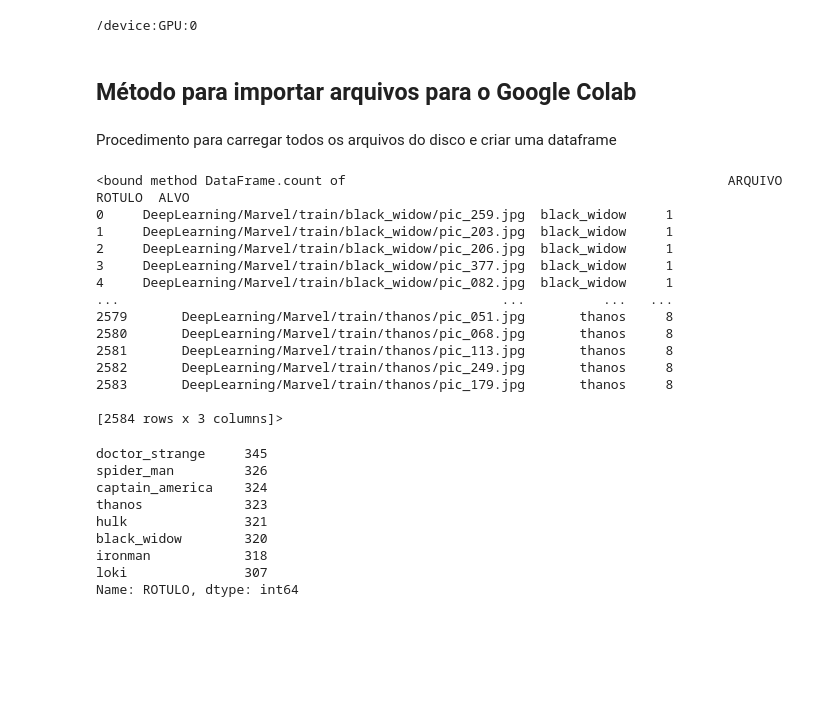
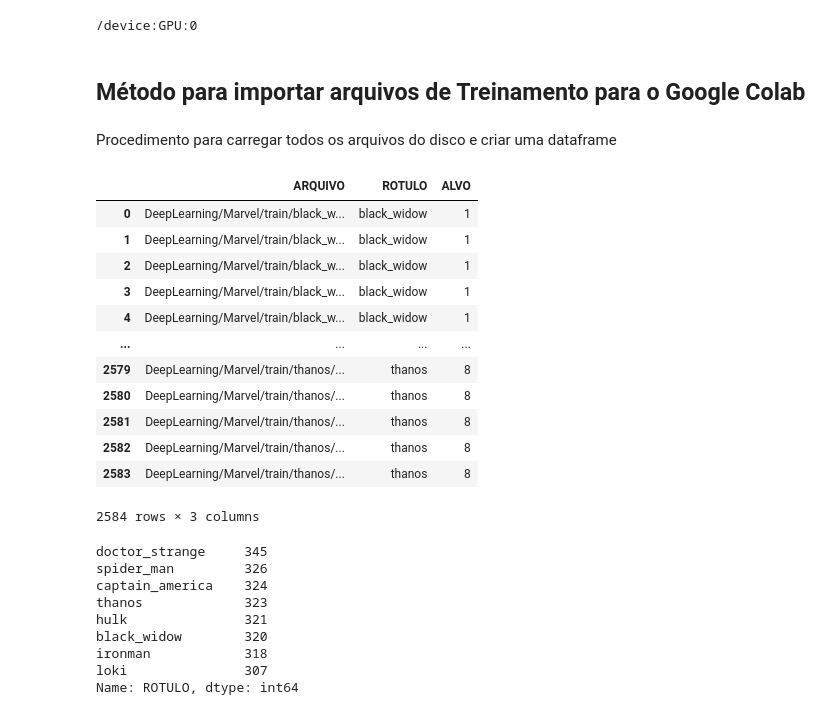
Before and after one commit to johncastillodc/DeepLearning, a Jupyter notebook: CNN_Marvel.ipynb, the cells around one changed output. Saved outputs shown, nothing was run; the diff lists cells and outputs as text; code cells hidden in the pictures; blank space fills up the shorter version.

```diff
--- a/CNN_Marvel.ipynb
+++ b/CNN_Marvel.ipynb
@@ -82,7 +76,7 @@ print(device_name)
 # %% [output]
 /device:GPU:0
 # %% [markdown]
-## Método para importar arquivos para o Google Colab
+## Método para importar arquivos de Treinamento para o Google Colab
 # %% [markdown]
 Procedimento para carregar todos os arquivos do disco e criar uma dataframe
 # %%
@@ -161,22 +155,21 @@ def carrega_dataframe():
 # %%
 dados = carrega_dataframe()
 # %%
-dados.count
+dados
 # %% [output]
+|  | ARQUIVO | ROTULO | ALVO |
+| 0 | DeepLearning/Marvel/train/black_w... | black_widow | 1 |
+| 1 | DeepLearning/Marvel/train/black_w... | black_widow | 1 |
+| 2 | DeepLearning/Marvel/train/black_w... | black_widow | 1 |
+| 3 | DeepLearning/Marvel/train/black_w... | black_widow | 1 |
+| 4 | DeepLearning/Marvel/train/black_w... | black_widow | 1 |
+| ... | ... | ... | ... |
+| 2579 | DeepLearning/Marvel/train/thanos/... | thanos | 8 |
+| 2580 | DeepLearning/Marvel/train/thanos/... | thanos | 8 |
+| 2581 | DeepLearning/Marvel/train/thanos/... | thanos | 8 |
+| 2582 | DeepLearning/Marvel/train/thanos/... | thanos | 8 |
+| 2583 | DeepLearning/Marvel/train/thanos/... | thanos | 8 |
-<bound method DataFrame.count of                                                 ARQUIVO       ROTULO  ALVO
-0     DeepLearning/Marvel/train/black_widow/pic_259.jpg  black_widow     1
-1     DeepLearning/Marvel/train/black_widow/pic_203.jpg  black_widow     1
-2     DeepLearning/Marvel/train/black_widow/pic_206.jpg  black_widow     1
-3     DeepLearning/Marvel/train/black_widow/pic_377.jpg  black_widow     1
-4     DeepLearning/Marvel/train/black_widow/pic_082.jpg  black_widow     1
-...                                                 ...          ...   ...
-2579       DeepLearning/Marvel/train/thanos/pic_051.jpg       thanos     8
-2580       DeepLearning/Marvel/train/thanos/pic_068.jpg       thanos     8
-2581       DeepLearning/Marvel/train/thanos/pic_113.jpg       thanos     8
-2582       DeepLearning/Marvel/train/thanos/pic_249.jpg       thanos     8
-2583       DeepLearning/Marvel/train/thanos/pic_179.jpg       thanos     8
-
-[2584 rows x 3 columns]>
+2584 rows × 3 columns
 # %%
 dados['ROTULO'].value_counts()
 # %% [output]
```
Also changed, not shown: parts of 26 cells of this notebook.
